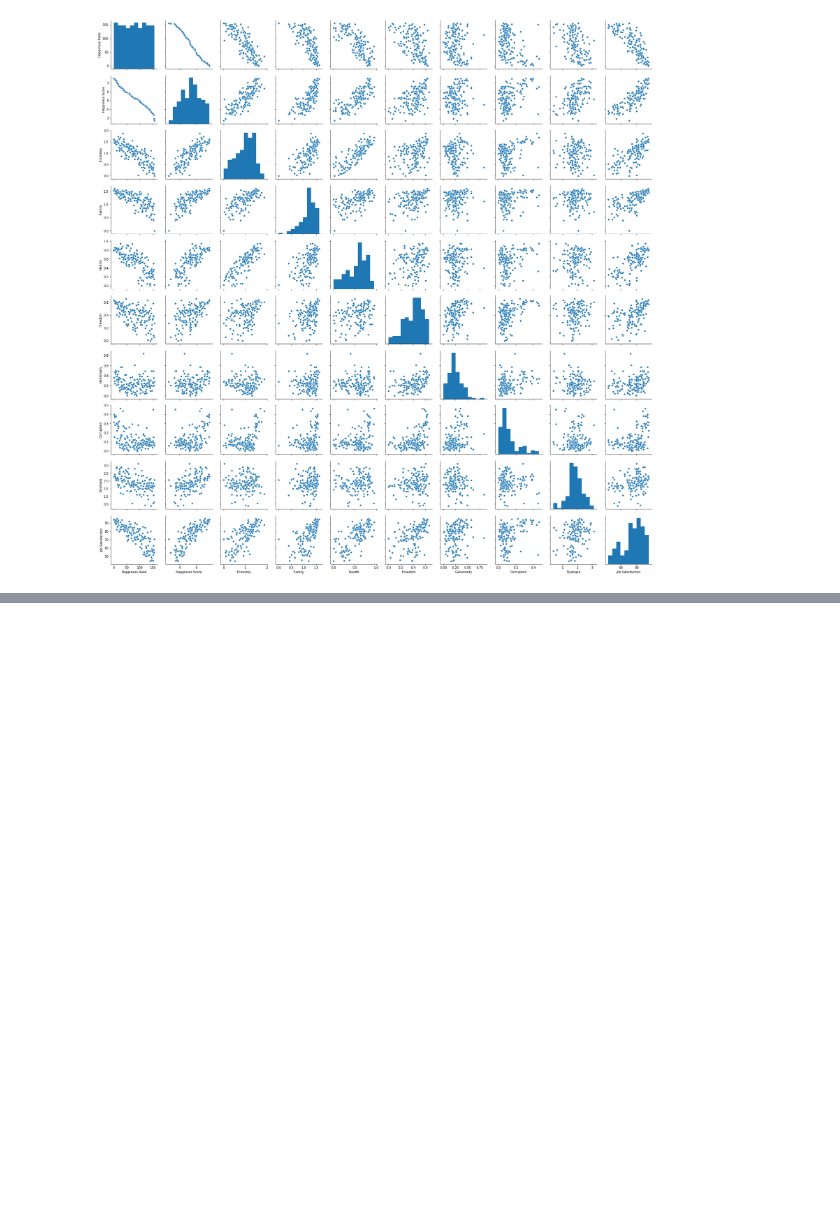
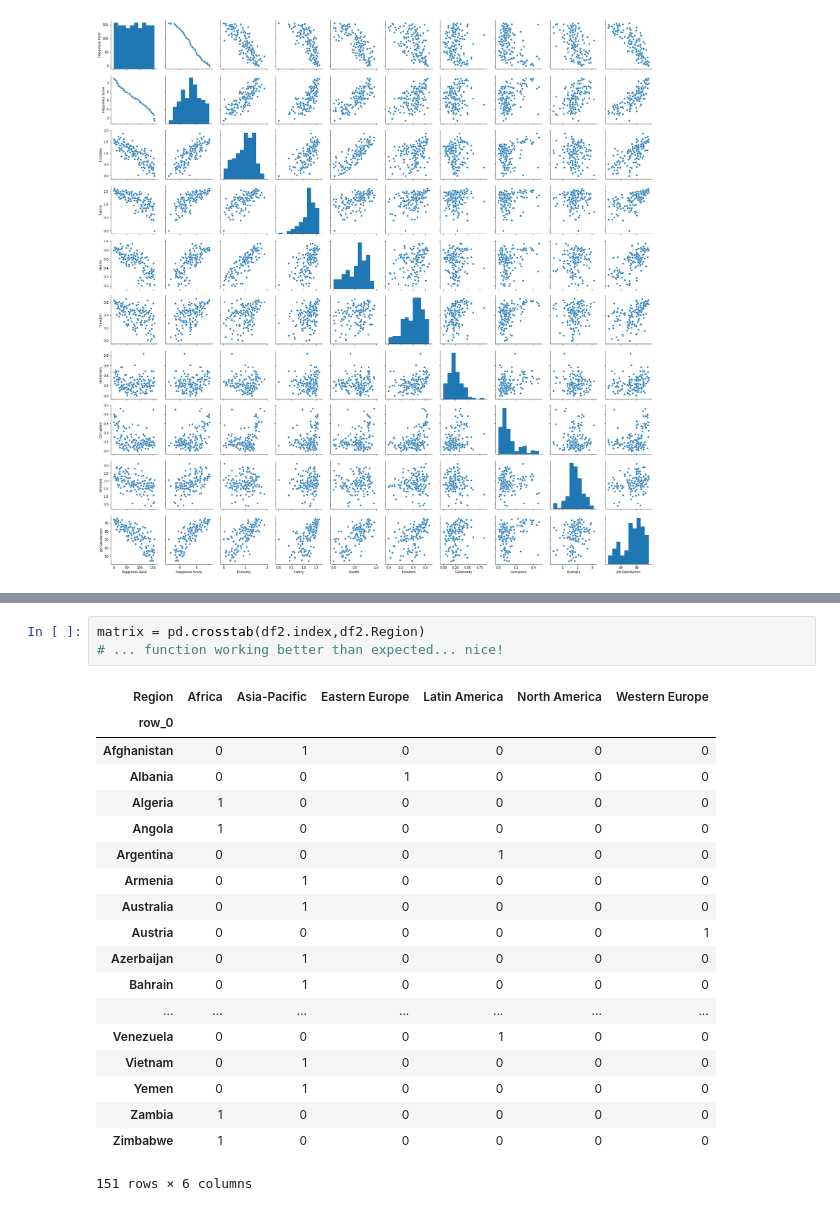
Before and after one commit to Bornatch/EPFL, a Jupyter notebook: ML/Cours1/01_10_course_project.ipynb, the cells around one changed output, grey strips where cells are left out. Drawn from its saved outputs; the diff is of its cells as text; blank space fills up the shorter version.

```diff
--- a/ML/Cours1/01_10_course_project.ipynb
+++ b/ML/Cours1/01_10_course_project.ipynb
@@ -331,0 +379,23 @@ sns.pairplot(df2)
+# %%
+matrix = pd.crosstab(df2.index,df2.Region)
+# ... function working better than expected... nice!
+# %% [output]
+| Region | Africa | Asia-Pacific | Eastern Europe | Latin America | North America | Western Europe |
+| row_0 |  |  |  |  |  |  |
+| Afghanistan | 0 | 1 | 0 | 0 | 0 | 0 |
+| Albania | 0 | 0 | 1 | 0 | 0 | 0 |
+| Algeria | 1 | 0 | 0 | 0 | 0 | 0 |
+| Angola | 1 | 0 | 0 | 0 | 0 | 0 |
+| Argentina | 0 | 0 | 0 | 1 | 0 | 0 |
+| Armenia | 0 | 1 | 0 | 0 | 0 | 0 |
+| Australia | 0 | 1 | 0 | 0 | 0 | 0 |
+| Austria | 0 | 0 | 0 | 0 | 0 | 1 |
+| Azerbaijan | 0 | 1 | 0 | 0 | 0 | 0 |
+| Bahrain | 0 | 1 | 0 | 0 | 0 | 0 |
+| ... | ... | ... | ... | ... | ... | ... |
+| Venezuela | 0 | 0 | 0 | 1 | 0 | 0 |
+| Vietnam | 0 | 1 | 0 | 0 | 0 | 0 |
+| Yemen | 0 | 1 | 0 | 0 | 0 | 0 |
+| Zambia | 1 | 0 | 0 | 0 | 0 | 0 |
+| Zimbabwe | 1 | 0 | 0 | 0 | 0 | 0 |
+151 rows × 6 columns
```
Also changed, not shown: parts of 8 cells of this notebook.
